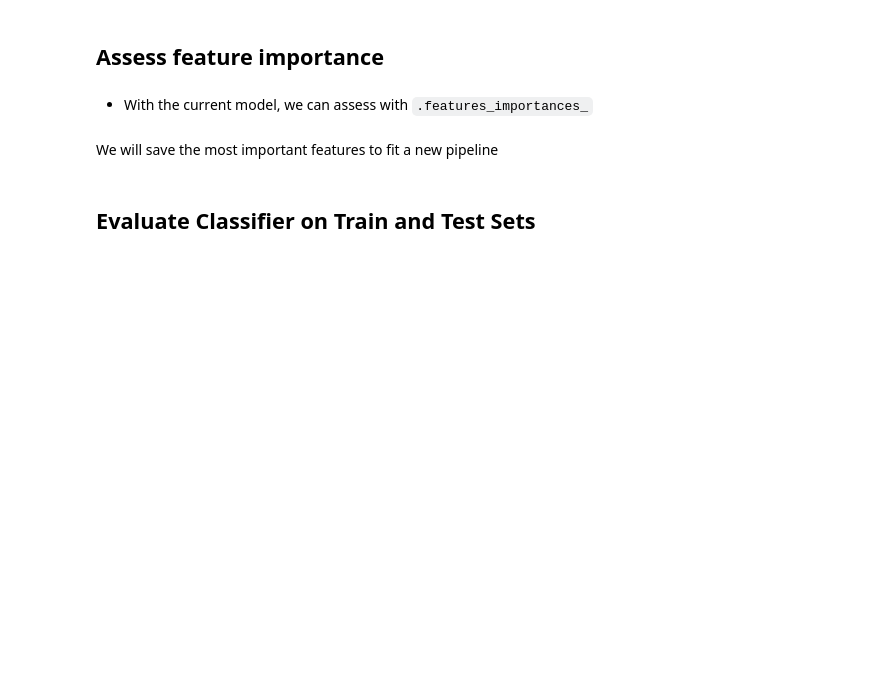
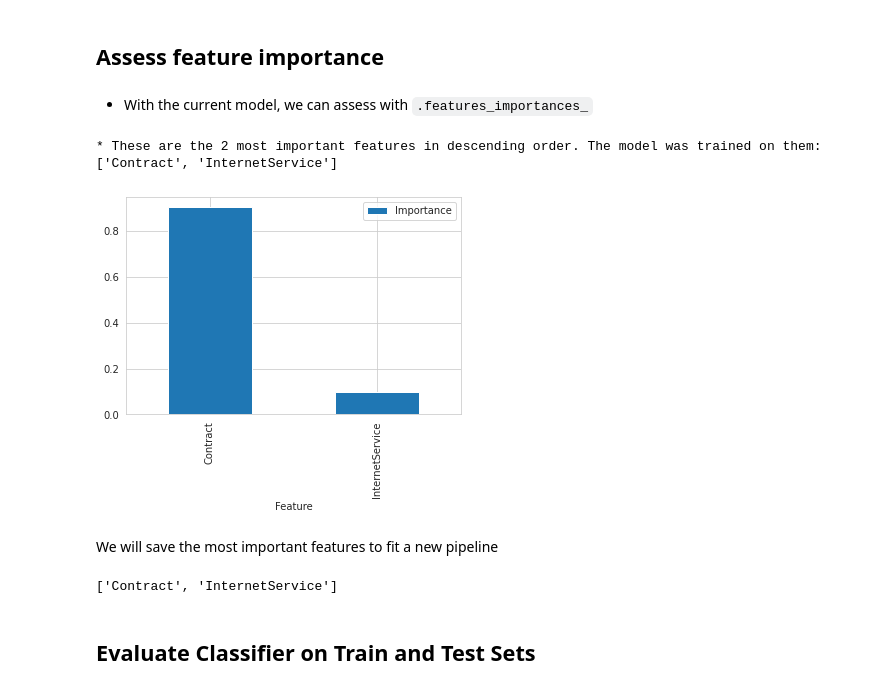
Before and after one commit to JohnL3/churnometer, a Jupyter notebook: jupyter_notebooks/05 - Modeling and Evaluation - Predict Customer Churn.ipynb, the cells around one changed output. Cells and saved outputs as stored; diff of their text form; code cells hidden in the pictures; blank space fills up the shorter version.

```diff
--- a/jupyter_notebooks/05 - Modeling and Evaluation - Predict Customer Churn.ipynb
+++ b/jupyter_notebooks/05 - Modeling and Evaluation - Predict Customer Churn.ipynb
@@ -345,26 +467,32 @@ pipeline_clf
 # %%
 best_features = X_train.columns[pipeline_clf['feat_selection'].get_support()].to_list()
 
 # create DataFrame to display feature importance
 df_feature_importance = (pd.DataFrame(data={
-    'Attribute': X_train.columns[pipeline_clf['feat_selection'].get_support()],
+    'Feature': X_train.columns[pipeline_clf['feat_selection'].get_support()],
     'Importance': pipeline_clf['model'].feature_importances_})
 .sort_values(by='Importance', ascending=False)
 )
 
-best_features = df_feature_importance['Attribute'].to_list() # re-assign best_features order
+best_features = df_feature_importance['Feature'].to_list() # re-assign best_features order
 
 # Most important features statement and plot
 print(f"* These are the {len(best_features)} most important features in descending order. "
-      f"The model was trained on them: \n{df_feature_importance['Attribute'].to_list()}")
+      f"The model was trained on them: \n{df_feature_importance['Feature'].to_list()}")
 
-df_feature_importance.plot(kind='bar',x='Attribute',y='Importance')
+df_feature_importance.plot(kind='bar',x='Feature',y='Importance')
 plt.show()
+# %% [output]
+* These are the 2 most important features in descending order. The model was trained on them:
+['Contract', 'InternetService']
+[figure, added]
 # %% [markdown]
 We will save the most important features to fit a new pipeline
 # %%
 best_features_with_all_variables = best_features
 best_features_with_all_variables
+# %% [output]
+['Contract', 'InternetService']
 # %% [markdown]
 ## Evaluate Classifier on Train and Test Sets
 # %% [markdown]
```
Also changed, not shown: parts of 40 cells of this notebook, 7 other files.
